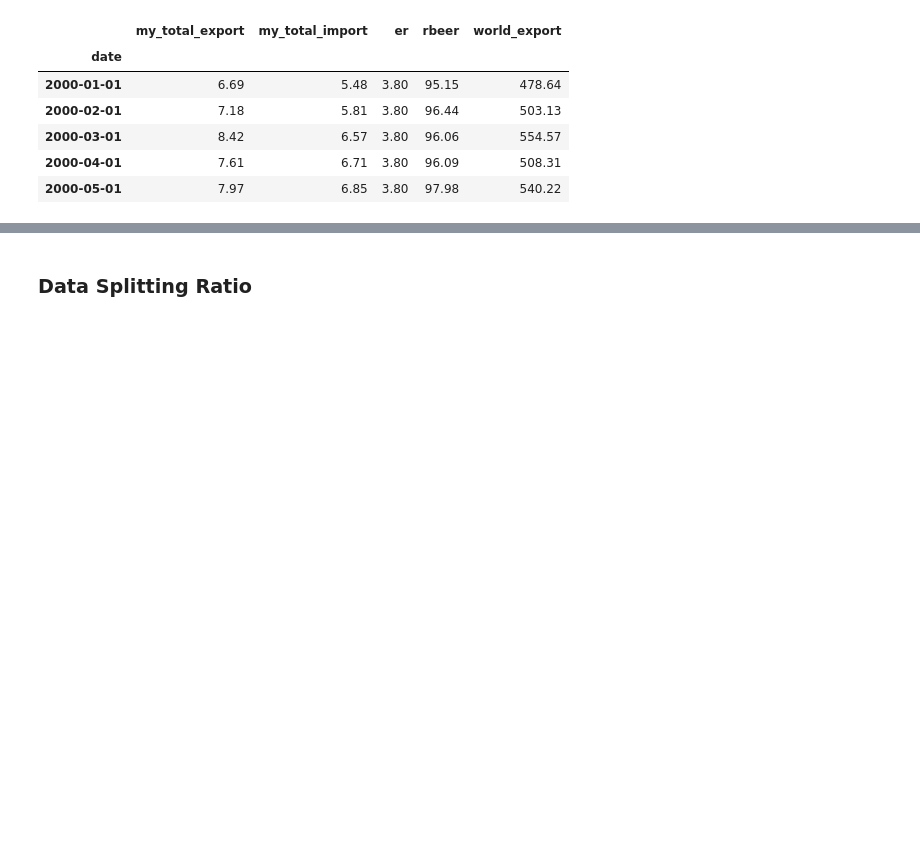
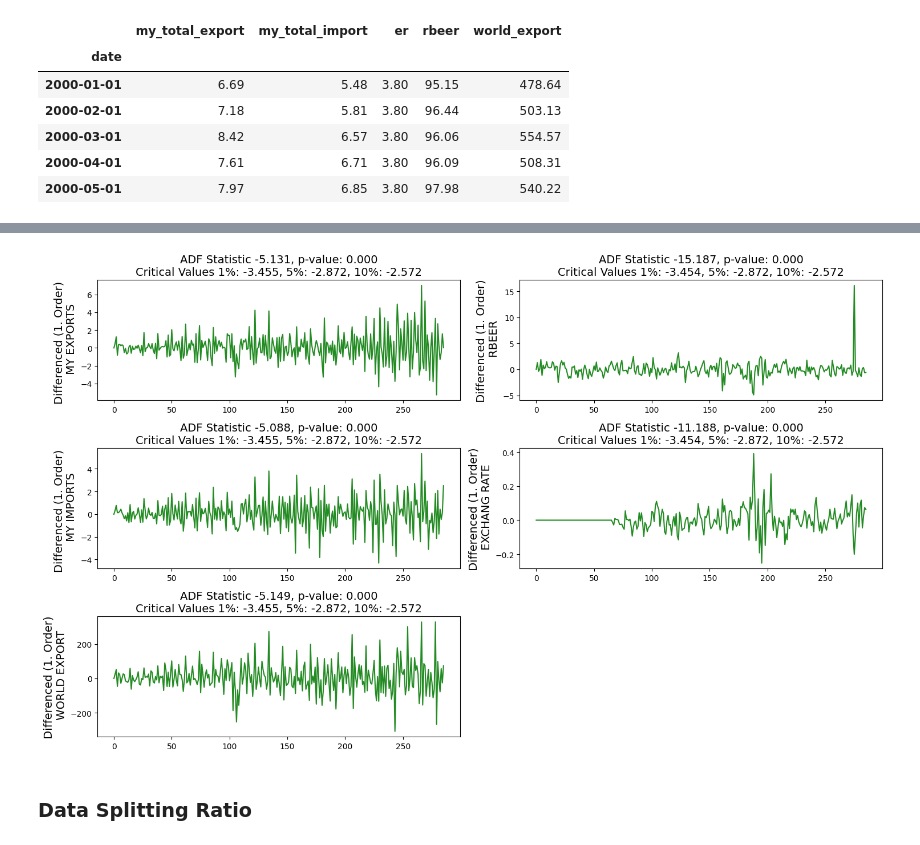
Before and after one commit to jhwong97/wqd7002-forecasting-export-project, a Jupyter notebook: test_code_area.ipynb, the cells around one changed output, grey strips where cells are left out. Saved outputs shown, nothing was run; the diff lists cells and outputs as text; code cells hidden in the pictures; blank space fills up the shorter version.

```diff
--- a/test_code_area.ipynb
+++ b/test_code_area.ipynb
@@ -997,3 +1039,33 @@ df_model_actual.head()
+# %%
+# Perform first order differencing to convert non-stationary data to stationary data
+ts_diff = np.diff(df_actual_new['my_total_export'])
+df_actual_new['my_total_export'] = np.append([0], ts_diff)
+
+ts_diff = np.diff(df_actual_new['my_total_import'])
+df_actual_new['my_total_import'] = np.append([0], ts_diff)
+
+ts_diff = np.diff(df_actual_new['er'])
+df_actual_new['er'] = np.append([0], ts_diff)
+
+ts_diff = np.diff(df_actual_new['rbeer'])
+df_actual_new['rbeer'] = np.append([0], ts_diff)
+
+ts_diff = np.diff(df_actual_new['world_export'])
+df_actual_new['world_export'] = np.append([0], ts_diff)
+
+# Reconduct the ADF test to check for the stationarity of data
+f, ax = plt.subplots(nrows=3, ncols=2, figsize=(15, 9))
+visualize_adfuller_results(df_actual_new['my_total_export'].values, 'Differenced (1. Order) \n MY EXPORTS', ax[0, 0])
+visualize_adfuller_results(df_actual_new['my_total_import'].values, 'Differenced (1. Order) \n MY IMPORTS', ax[1, 0])
+visualize_adfuller_results(df_actual_new['er'].values, ' Differenced (1. Order) \n EXCHANG RATE', ax[1, 1])
+visualize_adfuller_results(df_actual_new['rbeer'].values, ' Differenced (1. Order) \n RBEER', ax[0, 1])
+visualize_adfuller_results(df_actual_new['world_export'].values, ' Differenced (1. Order) \n WORLD EXPORT', ax[2, 0])
+
+f.delaxes(ax[2, 1])
+plt.tight_layout()
+plt.show()
+# %% [output]
+[figure, added]
 # %% [markdown]
 ### Data Splitting Ratio
 # %%
```
Also changed, not shown: parts of 10 cells of this notebook.
